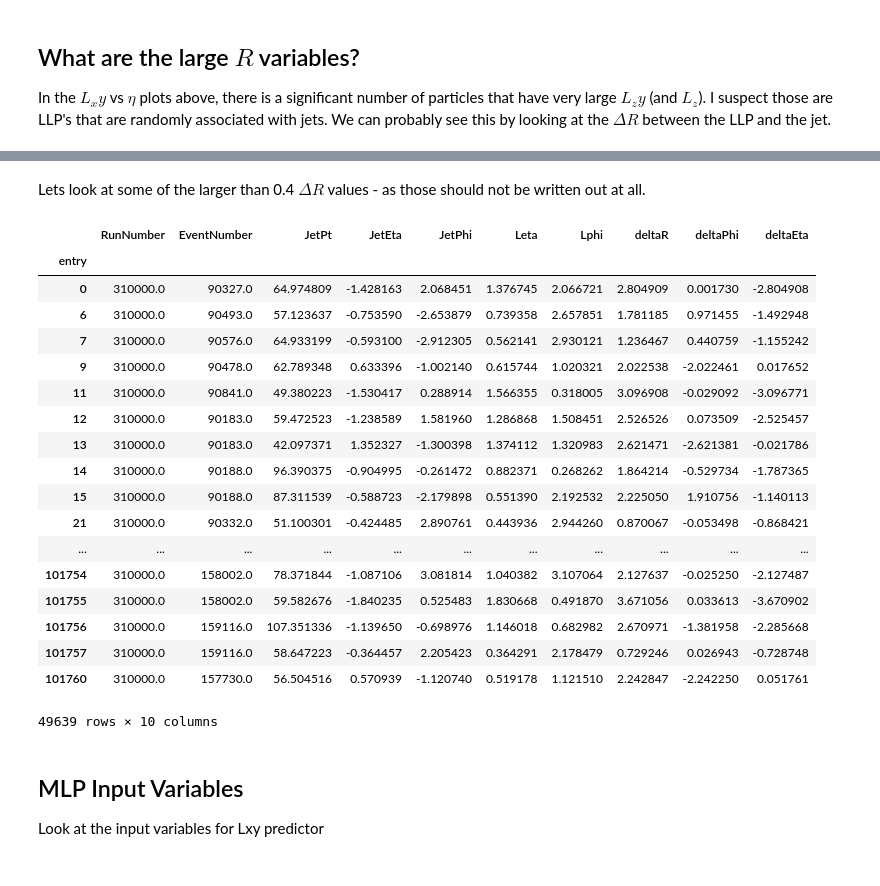
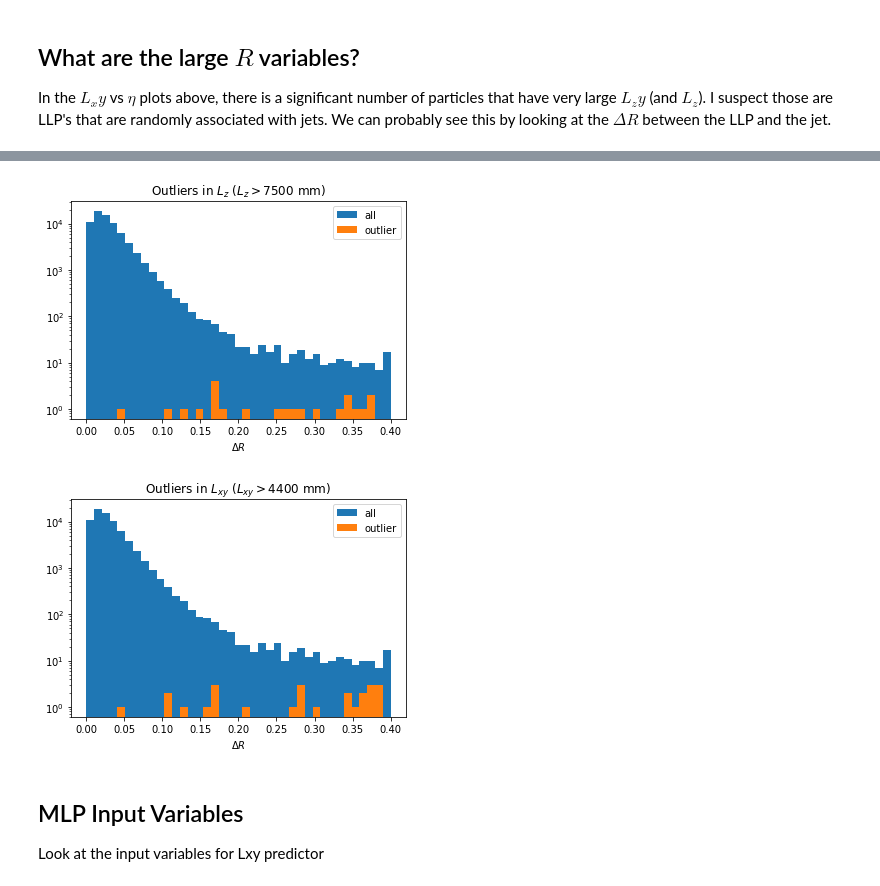
Before and after one commit to gordonwatts/calratio-perjet-training, a Jupyter notebook: notebooks/Input Variable Plots.ipynb, the cells around one changed output, grey strips where cells are left out. Drawn from its saved outputs; the diff is of its cells as text; code cells hidden in the pictures.

```diff
--- a/notebooks/Input Variable Plots.ipynb
+++ b/notebooks/Input Variable Plots.ipynb
@@ -189,31 +207,24 @@ plt.show()
-# %% [markdown]
-Lets look at some of the larger than 0.4 $\Delta R$ values - as those should not be written out at all.
-# %%
-debug_m = m125_m55_ltlow[m125_m55_ltlow.IsLLP][JL_DeltaR>0.4][['RunNumber', 'EventNumber', 'JetPt', 'JetEta', 'JetPhi', 'Leta', 'Lphi']]
-debug_m['deltaR'] = JL_DeltaR
-debug_m['deltaPhi'] = JL_D_phi
-debug_m['deltaEta'] = JL_D_eta
-debug_m
-# %% [output]
-|  | RunNumber | EventNumber | JetPt | JetEta | JetPhi | Leta | Lphi | deltaR | deltaPhi | deltaEta |
-| entry |  |  |  |  |  |  |  |  |  |  |
-| 0 | 310000.0 | 90327.0 | 64.974809 | -1.428163 | 2.068451 | 1.376745 | 2.066721 | 2.804909 | 0.001730 | -2.804908 |
-| 6 | 310000.0 | 90493.0 | 57.123637 | -0.753590 | -2.653879 | 0.739358 | 2.657851 | 1.781185 | 0.971455 | -1.492948 |
-| 7 | 310000.0 | 90576.0 | 64.933199 | -0.593100 | -2.912305 | 0.562141 | 2.930121 | 1.236467 | 0.440759 | -1.155242 |
-| 9 | 310000.0 | 90478.0 | 62.789348 | 0.633396 | -1.002140 | 0.615744 | 1.020321 | 2.022538 | -2.022461 | 0.017652 |
-| 11 | 310000.0 | 90841.0 | 49.380223 | -1.530417 | 0.288914 | 1.566355 | 0.318005 | 3.096908 | -0.029092 | -3.096771 |
-| 12 | 310000.0 | 90183.0 | 59.472523 | -1.238589 | 1.581960 | 1.286868 | 1.508451 | 2.526526 | 0.073509 | -2.525457 |
-| 13 | 310000.0 | 90183.0 | 42.097371 | 1.352327 | -1.300398 | 1.374112 | 1.320983 | 2.621471 | -2.621381 | -0.021786 |
-| 14 | 310000.0 | 90188.0 | 96.390375 | -0.904995 | -0.261472 | 0.882371 | 0.268262 | 1.864214 | -0.529734 | -1.787365 |
-| 15 | 310000.0 | 90188.0 | 87.311539 | -0.588723 | -2.179898 | 0.551390 | 2.192532 | 2.225050 | 1.910756 | -1.140113 |
-| 21 | 310000.0 | 90332.0 | 51.100301 | -0.424485 | 2.890761 | 0.443936 | 2.944260 | 0.870067 | -0.053498 | -0.868421 |
-| ... | ... | ... | ... | ... | ... | ... | ... | ... | ... | ... |
-| 101754 | 310000.0 | 158002.0 | 78.371844 | -1.087106 | 3.081814 | 1.040382 | 3.107064 | 2.127637 | -0.025250 | -2.127487 |
-| 101755 | 310000.0 | 158002.0 | 59.582676 | -1.840235 | 0.525483 | 1.830668 | 0.491870 | 3.671056 | 0.033613 | -3.670902 |
-| 101756 | 310000.0 | 159116.0 | 107.351336 | -1.139650 | -0.698976 | 1.146018 | 0.682982 | 2.670971 | -1.381958 | -2.285668 |
-| 101757 | 310000.0 | 159116.0 | 58.647223 | -0.364457 | 2.205423 | 0.364291 | 2.178479 | 0.729246 | 0.026943 | -0.728748 |
-| 101760 | 310000.0 | 157730.0 | 56.504516 | 0.570939 | -1.120740 | 0.519178 | 1.121510 | 2.242847 | -2.242250 | 0.051761 |
-49639 rows × 10 columns
+# %%
+bins = np.linspace(0.0, 0.4, 40)
+
+plt.hist(JL_DeltaR, bins, label='all')
+plt.hist(JL_DeltaR[too_far_lz], bins, label='outlier')
+plt.yscale('log')
+plt.xlabel('$\Delta R$')
+plt.title('Outliers in $L_z$ ($L_z>7500$ mm)')
+plt.legend()
+plt.show()
+
+plt.hist(JL_DeltaR, bins, label='all')
+plt.hist(JL_DeltaR[too_far_lxy], bins, label='outlier')
+plt.yscale('log')
+plt.xlabel('$\Delta R$')
+plt.title('Outliers in $L_{xy}$ ($L_{xy}>4400$ mm)')
+plt.legend()
+plt.show()
+# %% [output]
+[figure, added]
+[figure, added]
 # %% [markdown]
 ## MLP Input Variables
 
```
Also changed, not shown: parts of 7 cells of this notebook.
